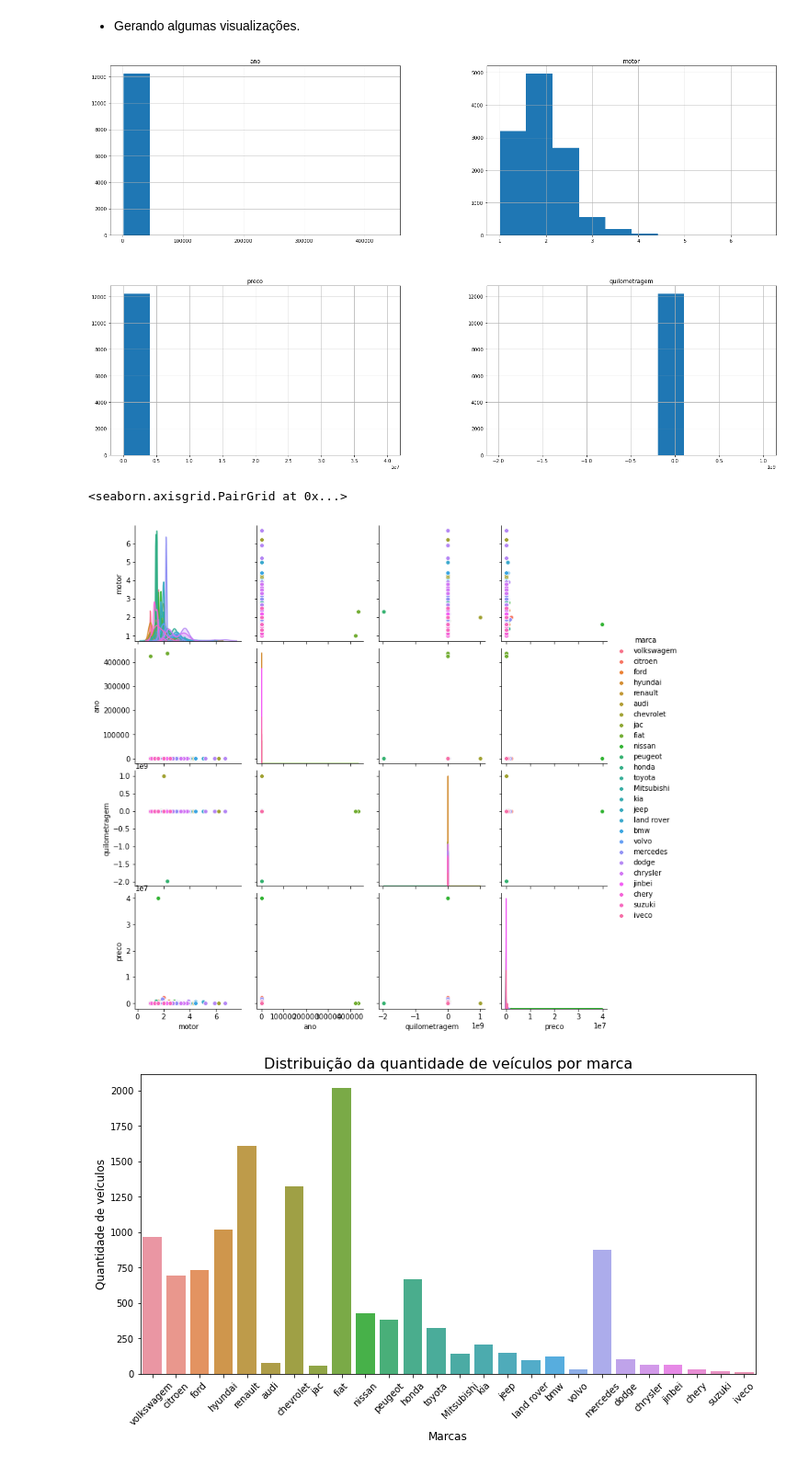
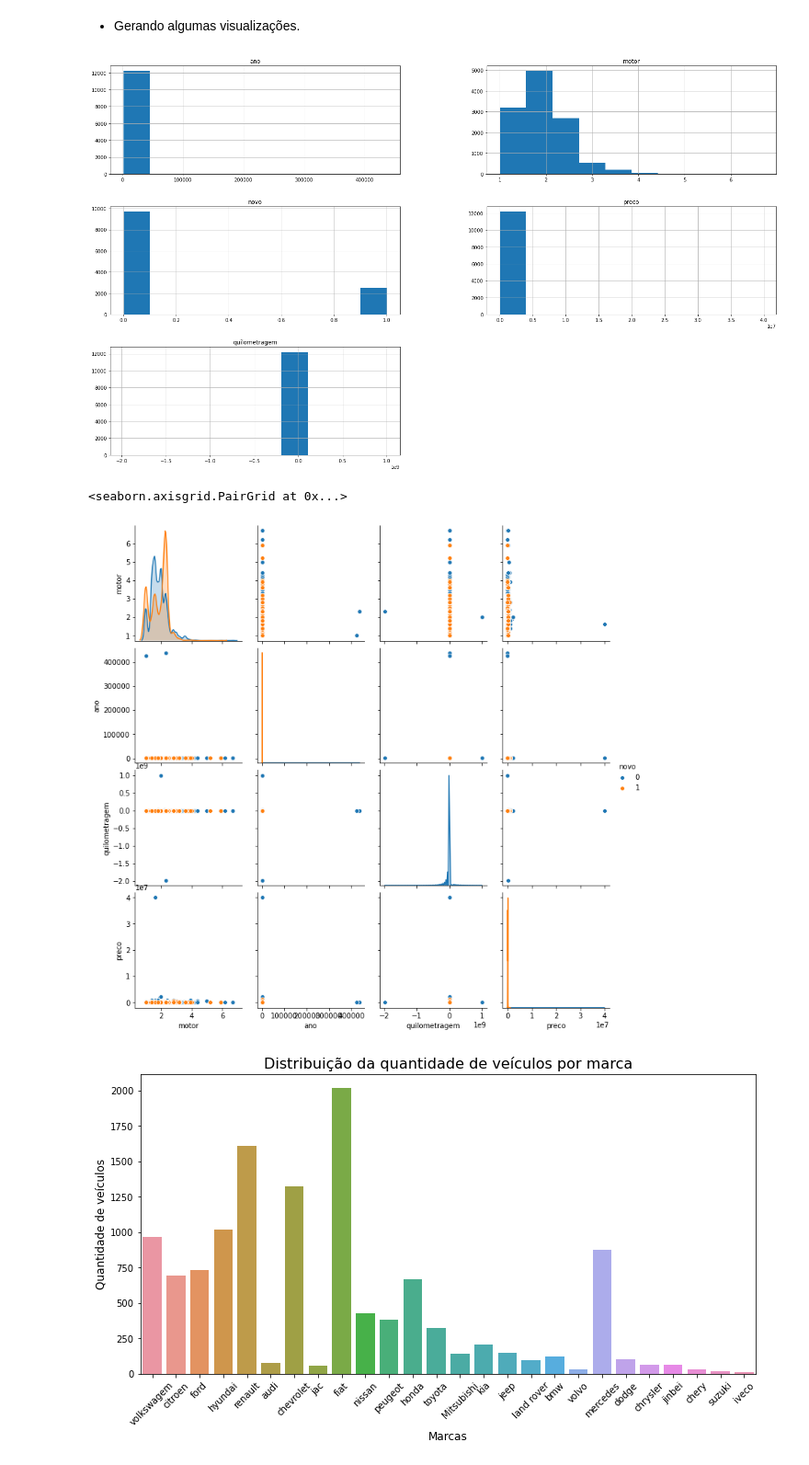
Before and after one commit to robertferro/calculando_preco_de_carros, a Jupyter notebook: 3 - EDA/EDA_manipulacao_de_dados_carros_categorias.ipynb, the cells around one changed output. Shown at 92% size. Saved outputs shown, nothing was run; the diff lists cells and outputs as text; code cells hidden in the pictures.

```diff
--- a/3 - EDA/EDA_manipulacao_de_dados_carros_categorias.ipynb
+++ b/3 - EDA/EDA_manipulacao_de_dados_carros_categorias.ipynb
@@ -253,0 +228,2 @@ Name: motor, dtype: int64
+# %%
+df['novo'] = df['quilometragem'].apply(lambda x: 1 if x== 0 else 0)
@@ -254,7 +245,7 @@ Name: motor, dtype: int64
 # %% [markdown]
  - Reordenando as colunas
 # %%
-df = df[['marca', 'modelo','motor','informacoes','ano','quilometragem', 'preco']]
+df = df[['marca', 'modelo','motor','informacoes','ano','quilometragem','novo', 'preco']]
 # %%
 df.head()
 # %% [output]
@@ -348,12 +343,12 @@ sns.heatmap(df.corr(), annot=True, center=0, cmap="YlGnBu")
 df.hist(figsize=(25,15))
 plt.show()
 # %% [output]
-[figure, old version]
+[figure, new version]
 # %%
-sns.pairplot(data = df, hue = 'marca')
+sns.pairplot(data = df, hue = 'novo')
 # %% [output]
 <seaborn.axisgrid.PairGrid at 0x...>
-[figure, old version]
+[figure, new version]
 # %%
 plt.figure(figsize=(12,6))
 sns.countplot(x = df['marca'],data = df)
```
Also changed, not shown: parts of 26 cells of this notebook.
